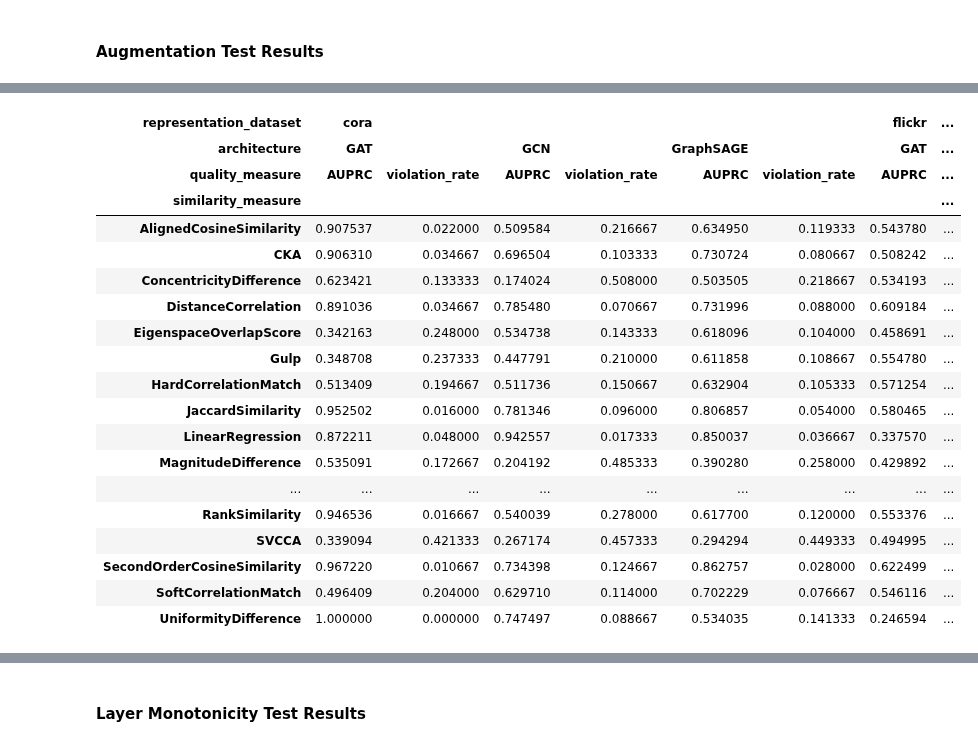
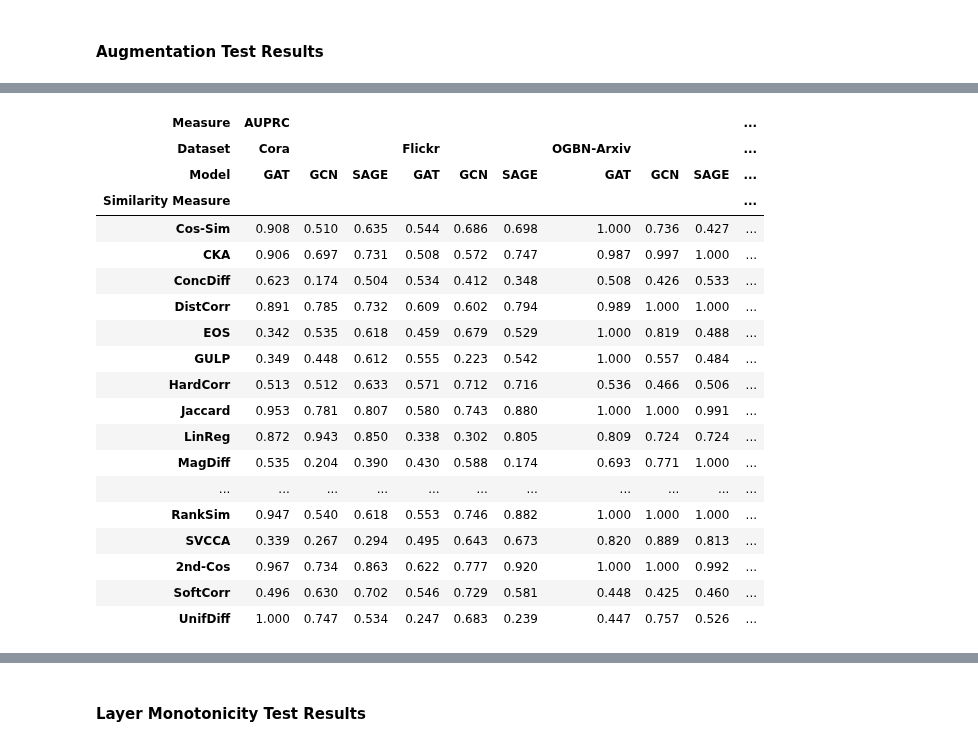
Before and after one commit to TaWald/similaritybench, a Jupyter notebook: graphs/notebooks/tables.ipynb, the cells around one changed output, grey strips where cells are left out. Saved outputs shown, nothing was run; the diff lists cells and outputs as text; code cells hidden in the pictures.

```diff
--- a/graphs/notebooks/tables.ipynb
+++ b/graphs/notebooks/tables.ipynb
@@ -6,0 +5,2 @@ import os
+# %%
+pd.options.display.float_format = "{:,.3f}".format
@@ -34,7 +87,11 @@ def get_agg_pivot_table(experiment, datasets, groups=5):
     for dataset in datasets:
         path = os.path.join(EXPERIMENT_RESULTS_PATH, FULL_DF_FILE_NAME(experiment, COMPARISON_TYPE_DICT[experiment], dataset, groups))
         df = pd.read_csv(path)
-        data = df.loc[:, ["similarity_measure", "quality_measure", "value", "architecture", "representation_dataset"]]
+        data = df.loc[:, ["similarity_measure", "quality_measure", "value", "architecture", "representation_dataset"]].dropna()
+
+        data = data.rename(COLUMN_NAME_DICT, axis="columns")
         dfs.append(data.iloc[:])
     df_cc = pd.concat(dfs, axis=0)
-    return df_cc.pivot_table(index="similarity_measure", columns=["representation_dataset", "architecture", "quality_measure"], values="value", aggfunc="mean")
+    df_res = df_cc.pivot_table(index="Similarity Measure", columns=["Measure", "Dataset", "Model"], values="value", aggfunc="mean")
+    df_res = df_res.rename(MEASURE_NAME_DICT, axis="index")
+    return df_res.rename(PIVOT_COL_DICT, axis="columns")
@@ -208,26 +275,30 @@ get_agg_pivot_table("augmentation_test", ["cora", "flickr", "ogbn-arxiv"])
 # %%
-get_agg_pivot_table("augmentation_test", ["cora", "flickr", "ogbn-arxiv"], groups=3)
+aug_test_df = get_agg_pivot_table("augmentation_test", ["cora", "flickr", "ogbn-arxiv"], groups=3)
+aug_test_df.to_latex("graphs_results_augmentation_test.tex",
+                       **LATEX_FORMAT_DICT
+                      )
+aug_test_df
 # %% [output]
-| representation_dataset | cora |  |  |  |  |  | flickr | ... |
-| architecture | GAT |  | GCN |  | GraphSAGE |  | GAT | ... |
-| quality_measure | AUPRC | violation_rate | AUPRC | violation_rate | AUPRC | violation_rate | AUPRC | ... |
-| similarity_measure |  |  |  |  |  |  |  | ... |
-| AlignedCosineSimilarity | 0.907537 | 0.022000 | 0.509584 | 0.216667 | 0.634950 | 0.119333 | 0.543780 | ... |
-| CKA | 0.906310 | 0.034667 | 0.696504 | 0.103333 | 0.730724 | 0.080667 | 0.508242 | ... |
-| ConcentricityDifference | 0.623421 | 0.133333 | 0.174024 | 0.508000 | 0.503505 | 0.218667 | 0.534193 | ... |
-| DistanceCorrelation | 0.891036 | 0.034667 | 0.785480 | 0.070667 | 0.731996 | 0.088000 | 0.609184 | ... |
-| EigenspaceOverlapScore | 0.342163 | 0.248000 | 0.534738 | 0.143333 | 0.618096 | 0.104000 | 0.458691 | ... |
-| Gulp | 0.348708 | 0.237333 | 0.447791 | 0.210000 | 0.611858 | 0.108667 | 0.554780 | ... |
-| HardCorrelationMatch | 0.513409 | 0.194667 | 0.511736 | 0.150667 | 0.632904 | 0.105333 | 0.571254 | ... |
-| JaccardSimilarity | 0.952502 | 0.016000 | 0.781346 | 0.096000 | 0.806857 | 0.054000 | 0.580465 | ... |
-| LinearRegression | 0.872211 | 0.048000 | 0.942557 | 0.017333 | 0.850037 | 0.036667 | 0.337570 | ... |
-| MagnitudeDifference | 0.535091 | 0.172667 | 0.204192 | 0.485333 | 0.390280 | 0.258000 | 0.429892 | ... |
-| ... | ... | ... | ... | ... | ... | ... | ... | ... |
-| RankSimilarity | 0.946536 | 0.016667 | 0.540039 | 0.278000 | 0.617700 | 0.120000 | 0.553376 | ... |
-| SVCCA | 0.339094 | 0.421333 | 0.267174 | 0.457333 | 0.294294 | 0.449333 | 0.494995 | ... |
-| SecondOrderCosineSimilarity | 0.967220 | 0.010667 | 0.734398 | 0.124667 | 0.862757 | 0.028000 | 0.622499 | ... |
-| SoftCorrelationMatch | 0.496409 | 0.204000 | 0.629710 | 0.114000 | 0.702229 | 0.076667 | 0.546116 | ... |
-| UniformityDifference | 1.000000 | 0.000000 | 0.747497 | 0.088667 | 0.534035 | 0.141333 | 0.246594 | ... |
+| Measure | AUPRC |  |  |  |  |  |  |  |  | ... |
+| Dataset | Cora |  |  | Flickr |  |  | OGBN-Arxiv |  |  | ... |
+| Model | GAT | GCN | SAGE | GAT | GCN | SAGE | GAT | GCN | SAGE | ... |
+| Similarity Measure |  |  |  |  |  |  |  |  |  | ... |
+| Cos-Sim | 0.908 | 0.510 | 0.635 | 0.544 | 0.686 | 0.698 | 1.000 | 0.736 | 0.427 | ... |
+| CKA | 0.906 | 0.697 | 0.731 | 0.508 | 0.572 | 0.747 | 0.987 | 0.997 | 1.000 | ... |
+| ConcDiff | 0.623 | 0.174 | 0.504 | 0.534 | 0.412 | 0.348 | 0.508 | 0.426 | 0.533 | ... |
+| DistCorr | 0.891 | 0.785 | 0.732 | 0.609 | 0.602 | 0.794 | 0.989 | 1.000 | 1.000 | ... |
+| EOS | 0.342 | 0.535 | 0.618 | 0.459 | 0.679 | 0.529 | 1.000 | 0.819 | 0.488 | ... |
+| GULP | 0.349 | 0.448 | 0.612 | 0.555 | 0.223 | 0.542 | 1.000 | 0.557 | 0.484 | ... |
+| HardCorr | 0.513 | 0.512 | 0.633 | 0.571 | 0.712 | 0.716 | 0.536 | 0.466 | 0.506 | ... |
+| Jaccard | 0.953 | 0.781 | 0.807 | 0.580 | 0.743 | 0.880 | 1.000 | 1.000 | 0.991 | ... |
+| LinReg | 0.872 | 0.943 | 0.850 | 0.338 | 0.302 | 0.805 | 0.809 | 0.724 | 0.724 | ... |
+| MagDiff | 0.535 | 0.204 | 0.390 | 0.430 | 0.588 | 0.174 | 0.693 | 0.771 | 1.000 | ... |
+| ... | ... | ... | ... | ... | ... | ... | ... | ... | ... | ... |
+| RankSim | 0.947 | 0.540 | 0.618 | 0.553 | 0.746 | 0.882 | 1.000 | 1.000 | 1.000 | ... |
+| SVCCA | 0.339 | 0.267 | 0.294 | 0.495 | 0.643 | 0.673 | 0.820 | 0.889 | 0.813 | ... |
+| 2nd-Cos | 0.967 | 0.734 | 0.863 | 0.622 | 0.777 | 0.920 | 1.000 | 1.000 | 0.992 | ... |
+| SoftCorr | 0.496 | 0.630 | 0.702 | 0.546 | 0.729 | 0.581 | 0.448 | 0.425 | 0.460 | ... |
+| UnifDiff | 1.000 | 0.747 | 0.534 | 0.247 | 0.683 | 0.239 | 0.447 | 0.757 | 0.526 | ... |
 # %%
 get_agg_pivot_table("augmentation_test", ["cora", "flickr", "ogbn-arxiv"], groups=2)
 # %% [output]
```
Also changed, not shown: parts of 23 cells of this notebook.
